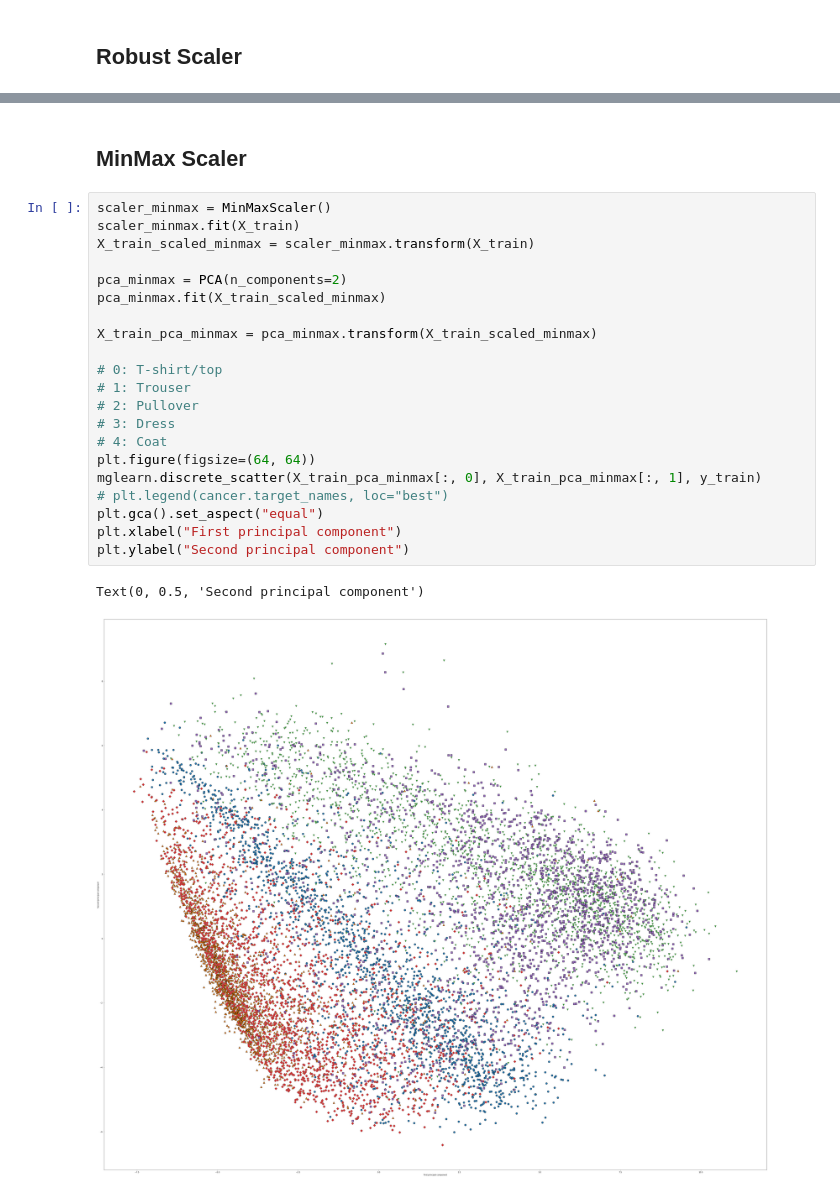
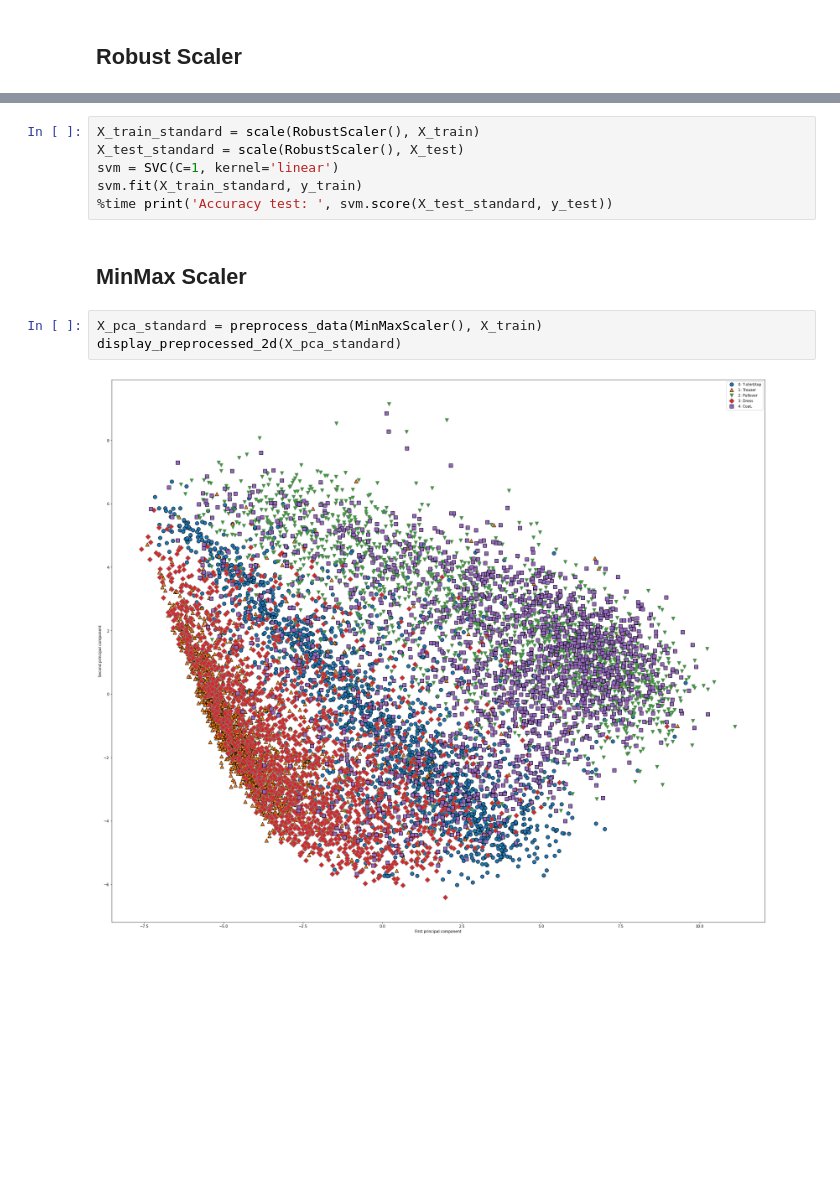
Before and after one commit to jasonmrimer/cse590-machine-learning, a Jupyter notebook: homework4/kvsm.ipynb, the cells around one changed output, grey strips where cells are left out. Cells and saved outputs as stored; diff of their text form; blank space fills up the shorter version.

```diff
--- a/homework4/kvsm.ipynb
+++ b/homework4/kvsm.ipynb
@@ -214,26 +205,13 @@ Text(0, 0.5, 'Second principal component')
+# %%
+X_train_standard = scale(RobustScaler(), X_train)
+X_test_standard = scale(RobustScaler(), X_test)
+svm = SVC(C=1, kernel='linear')
+svm.fit(X_train_standard, y_train)
+%time print('Accuracy test: ', svm.score(X_test_standard, y_test))
 # %% [markdown]
 ## MinMax Scaler
-# %%
-scaler_minmax = MinMaxScaler()
-scaler_minmax.fit(X_train)
-X_train_scaled_minmax = scaler_minmax.transform(X_train)
-
-pca_minmax = PCA(n_components=2)
-pca_minmax.fit(X_train_scaled_minmax)
-
-X_train_pca_minmax = pca_minmax.transform(X_train_scaled_minmax)
-
-# 0: T-shirt/top
-# 1: Trouser
-# 2: Pullover
-# 3: Dress
-# 4: Coat
-plt.figure(figsize=(64, 64))
-mglearn.discrete_scatter(X_train_pca_minmax[:, 0], X_train_pca_minmax[:, 1], y_train)
-# plt.legend(cancer.target_names, loc="best")
-plt.gca().set_aspect("equal")
-plt.xlabel("First principal component")
-plt.ylabel("Second principal component")
-# %% [output]
-Text(0, 0.5, 'Second principal component')
-[figure, removed]
+# %%
+X_pca_standard = preprocess_data(MinMaxScaler(), X_train)
+display_preprocessed_2d(X_pca_standard)
+# %% [output]
+[figure, added]
```
Also changed, not shown: parts of 6 cells of this notebook.
